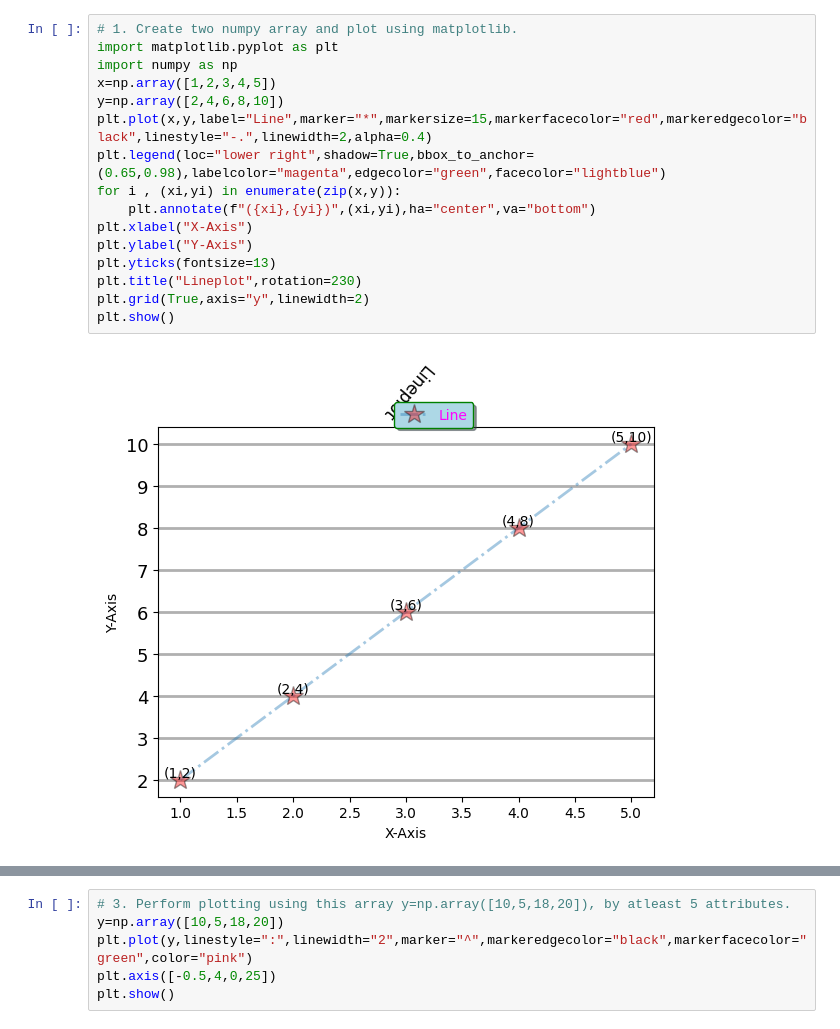
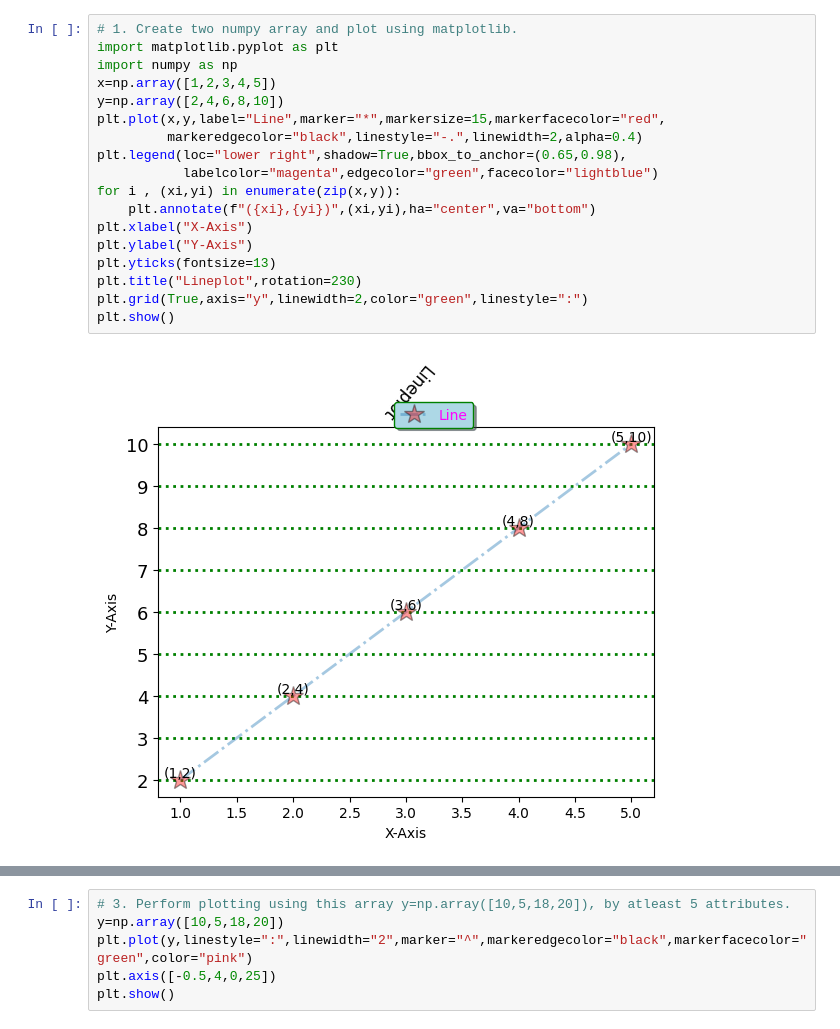
Before and after one commit to KashishPundir/Assignment, a Jupyter notebook: Assignment.ipynb, the cells around one changed output, grey strips where cells are left out. Cells and saved outputs as stored; diff of their text form.

```diff
--- a/Assignment.ipynb
+++ b/Assignment.ipynb
@@ -1,20 +1,22 @@
 # %%
 # 1. Create two numpy array and plot using matplotlib.
 import matplotlib.pyplot as plt
 import numpy as np
 x=np.array([1,2,3,4,5])
 y=np.array([2,4,6,8,10])
-plt.plot(x,y,label="Line",marker="*",markersize=15,markerfacecolor="red",markeredgecolor="black",linestyle="-.",linewidth=2,alpha=0.4)
-plt.legend(loc="lower right",shadow=True,bbox_to_anchor=(0.65,0.98),labelcolor="magenta",edgecolor="green",facecolor="lightblue")
+plt.plot(x,y,label="Line",marker="*",markersize=15,markerfacecolor="red",
+         markeredgecolor="black",linestyle="-.",linewidth=2,alpha=0.4)
+plt.legend(loc="lower right",shadow=True,bbox_to_anchor=(0.65,0.98),
+           labelcolor="magenta",edgecolor="green",facecolor="lightblue")
 for i , (xi,yi) in enumerate(zip(x,y)):
     plt.annotate(f"({xi},{yi})",(xi,yi),ha="center",va="bottom")
 plt.xlabel("X-Axis")
 plt.ylabel("Y-Axis")
 plt.yticks(fontsize=13)
 plt.title("Lineplot",rotation=230)
-plt.grid(True,axis="y",linewidth=2)
+plt.grid(True,axis="y",linewidth=2,color="green",linestyle=":")
 plt.show()
 # %% [output]
-[figure, old version]
+[figure, new version]
 # %%
 # 2. What is bubble chart? Show it’s plotting.
```
Also changed, not shown: parts of 11 cells of this notebook.
